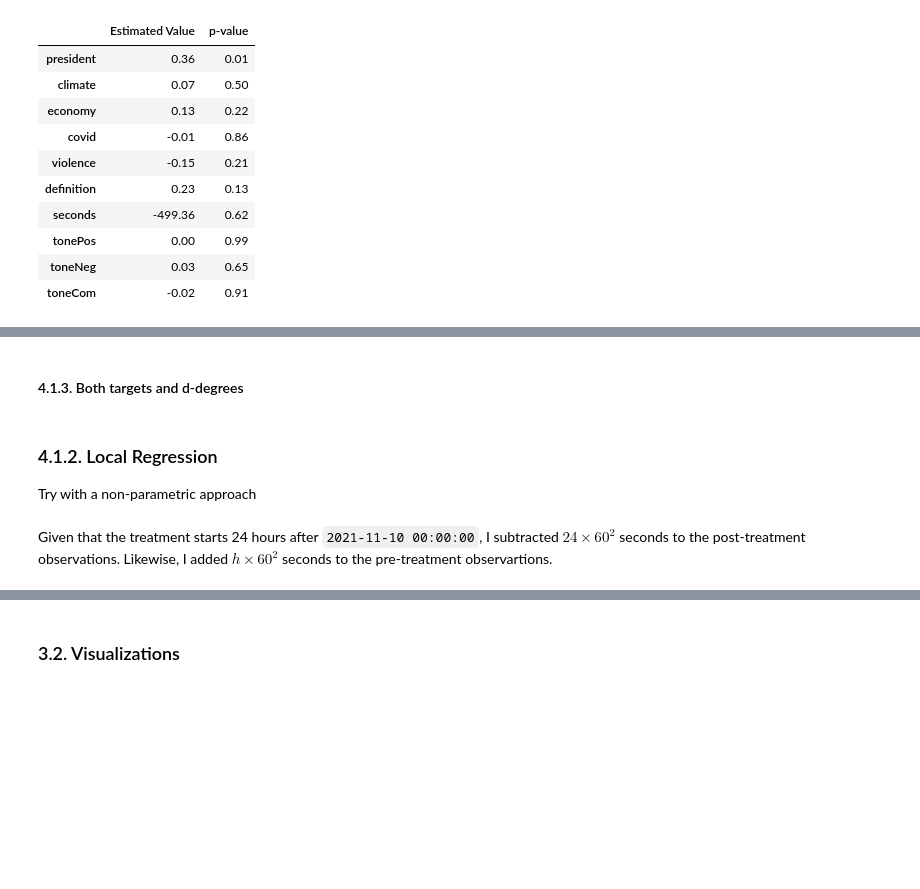
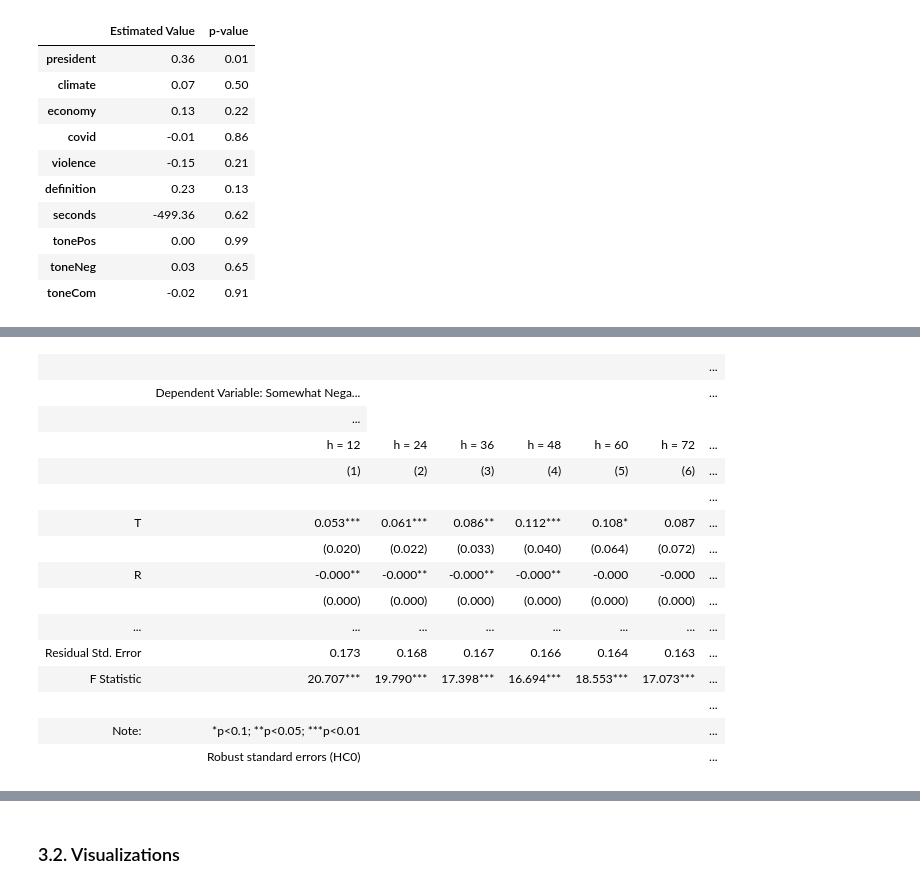
Before and after one commit to ArturoSbr/youtube-dislike-count, a Jupyter notebook: cod/02_analysis/01_analysis.ipynb, the cells around one changed output, grey strips where cells are left out. Drawn from its saved outputs; the diff is of its cells as text; code cells hidden in the pictures; blank space fills up the shorter version.

```diff
--- a/cod/02_analysis/01_analysis.ipynb
+++ b/cod/02_analysis/01_analysis.ipynb
@@ -254,14 +277,30 @@ ncr1
 # %%
 # Model summaries
-ncr2 = Stargazer(models[6:])
+ncr2 = Stargazer(d1[6:])
 ncr2.dependent_variable_name('Dependent Variable: Somewhat Negative Comment Ratio')
-ncr2.custom_columns(['h = ' + str(i*12) for i in range(1,7)], [1]*6)
-ncr2.covariate_order(['treat','r','rTreat','titleSentiment','const'])
+ncr2.custom_columns([f'h = {h}' for h in hours], [1]*6)
+ncr2.covariate_order(['treat','r','I(r * treat)','toneNeg','Intercept'])
+ncr2.rename_covariates({'I(r * treat)':'RxT','r':'R','treat':'T','toneNeg':'Negative tone'})
 ncr2.show_degrees_of_freedom(False)
 ncr2.add_custom_notes(['Robust standard errors (HC0)'])
 ncr2
 
 # Latex output
 # print(ncr2.render_latex())
+# %% [output]
+|  |  |  |  |  |  |  | ... |
+|  | Dependent Variable: Somewhat Nega... |  |  |  |  |  | ... |
+|  | ... |
+|  | h = 12 | h = 24 | h = 36 | h = 48 | h = 60 | h = 72 | ... |
+|  | (1) | (2) | (3) | (4) | (5) | (6) | ... |
+|  |  |  |  |  |  |  | ... |
+| T | 0.053*** | 0.061*** | 0.086** | 0.112*** | 0.108* | 0.087 | ... |
+|  | (0.020) | (0.022) | (0.033) | (0.040) | (0.064) | (0.072) | ... |
+| R | -0.000** | -0.000** | -0.000** | -0.000** | -0.000 | -0.000 | ... |
+|  | (0.000) | (0.000) | (0.000) | (0.000) | (0.000) | (0.000) | ... |
+| ... | ... | ... | ... | ... | ... | ... | ... |
+| Residual Std. Error | 0.173 | 0.168 | 0.167 | 0.166 | 0.164 | 0.163 | ... |
+| F Statistic | 20.707*** | 19.790*** | 17.398*** | 16.694*** | 18.553*** | 17.073*** | ... |
+|  |  |  |  |  |  |  | ... |
+| Note: | *p<0.1; **p<0.05; ***p<0.01 |  |  |  |  |  | ... |
+|  | Robust standard errors (HC0) |  |  |  |  |  | ... |
-# %% [markdown]
-#### 4.1.3. Both targets and d-degrees
@@ -287,3 +306,0 @@ for d in [1,2,3]:
-# %% [markdown]
-### 4.1.2. Local Regression
-Try with a non-parametric approach
@@ -292,2 +306,0 @@ from rdrobust import rdrobust, rdplot
-# %% [markdown]
-Given that the treatment starts 24 hours after `2021-11-10 00:00:00`, I subtracted $24 \times 60^2$ seconds to the post-treatment observations. Likewise, I added $h \times 60^2$ seconds to the pre-treatment observartions.
```
Also changed, not shown: parts of 25 cells of this notebook.
